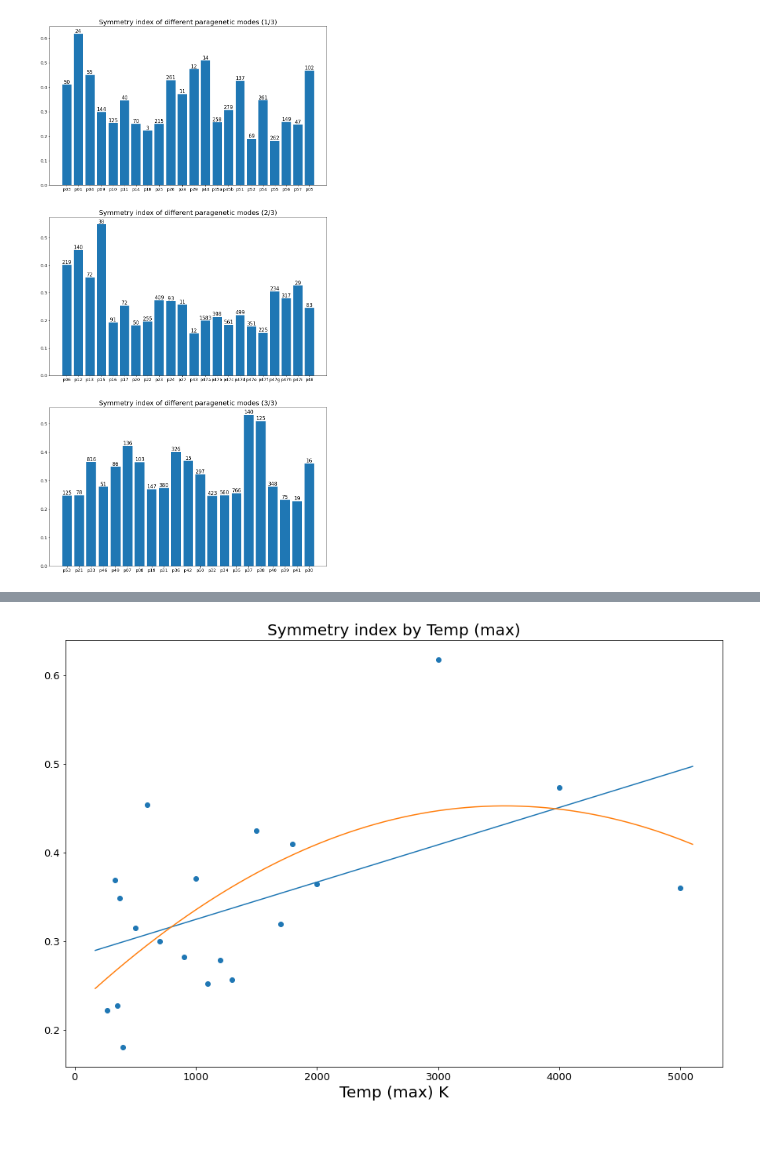
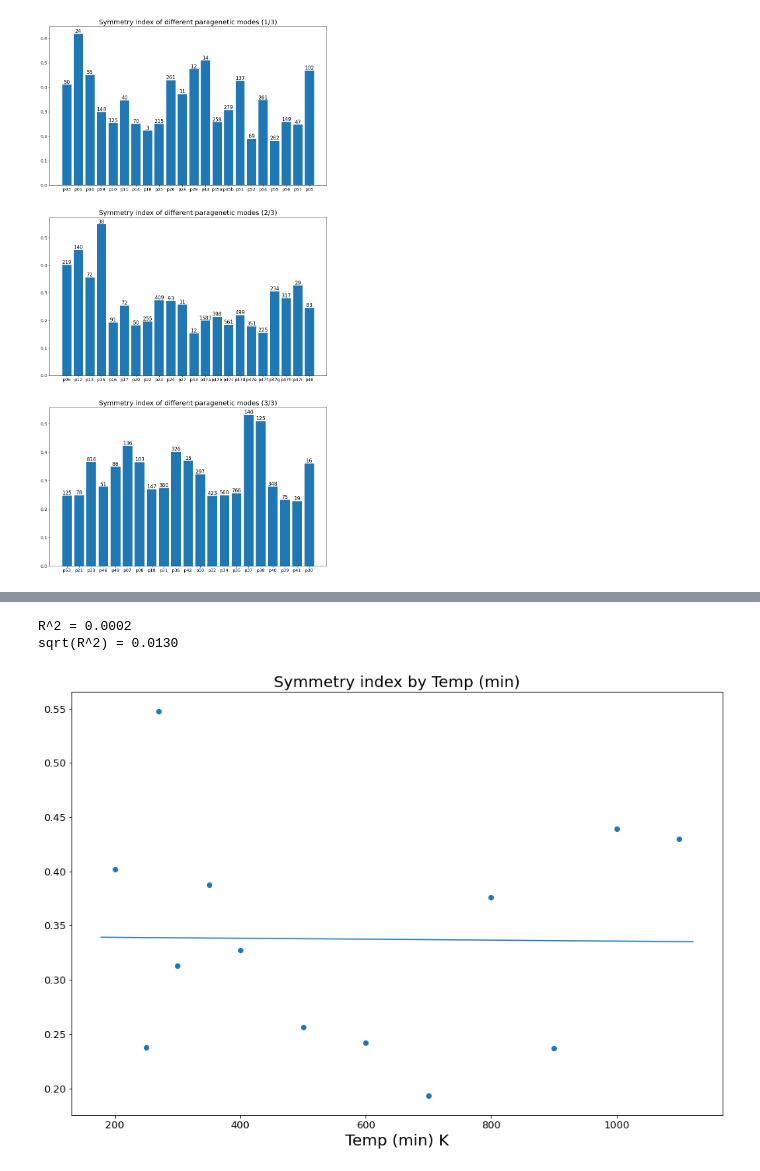
Before and after one commit to NoaVidovic/pgm-symmetry-analysis, a Jupyter notebook: data_analysis.ipynb, the cells around one changed output, grey strips where cells are left out. Cells and saved outputs as stored; diff of their text form; code cells hidden in the pictures; blank space fills up the shorter version.

```diff
--- a/data_analysis.ipynb
+++ b/data_analysis.ipynb
@@ -200,5 +239,5 @@ def sym_ind(CRIT):
 # %%
 crit_symmetry_indices, n_minerals_in_crit, crit_avg_populations = {}, {}, {}
 
-for CRIT in [ T_MIN, T_MAX, T_AVG, P_MIN, P_MAX, P_AVG ]:
+for CRIT in [ T_MIN, T_MAX, P_MIN, P_MAX ]:
     crit_symmetry_indices[CRIT], n_minerals_in_crit[CRIT], crit_avg_populations[CRIT] = sym_ind(CRIT)
@@ -267,19 +300,37 @@ plot_crit(P_AVG, 'graph_pavg', nums=True)
 # %%
-def scatter_crit(CRIT, name, end=None, nums=False):
+def scatter_crit(CRIT, name, fit_q=False, start=None, end=None):
+    if type(end) == int:
+        end = -end
+
     plt.figure(figsize=(15, 10))
-    ordering = list(crit_symmetry_indices[CRIT].keys())[:end]
+    ordering = list(crit_symmetry_indices[CRIT].keys())[start:end]
     syms = [ crit_symmetry_indices[CRIT][p] for p in ordering ]
     l = len(ordering)
 
     crit_name = " ".join(CRIT.split()[:2])
+    if start is not None or end is not None:
+        str_start = str(start) if start is not None else ''
+        str_end = str(end) if end is not None else ''
+
+        name += f'_exc_[{str_start}:{str_end}]'
 
     fit_lin = polyfit(ordering, syms, 1)
-    fit_quad = polyfit(ordering, syms, 2)
+    poly_fit_lin = np.poly1d(fit_lin[::-1])
+
+    y_avg = sum(syms)/len(syms)
+    ss_res = sum([ (y-f)**2 for y, f in zip(syms, poly_fit_lin(ordering)) ])
+    ss_tot = sum([ (y-y_avg)**2 for y in syms ])
+    R2 = 1 - ss_res/ss_tot
+    print(f'R^2 = {R2:.4f}')
+    print(f'sqrt(R^2) = {np.sqrt(R2):.4f}')
 
     offset = max(ordering) / 50
     xs = np.linspace(min(ordering) - offset, max(ordering) + offset, 10000)
-    plt.plot(xs, np.poly1d(fit_lin[::-1])(xs))
-    plt.plot(xs, np.poly1d(fit_quad[::-1])(xs))
+    plt.plot(xs, poly_fit_lin(xs))
+
+    if fit_q:
+        fit_quad = polyfit(ordering, syms, 2)
+        plt.plot(xs, np.poly1d(fit_quad[::-1])(xs))
 
     plt.scatter(ordering, syms)
 
@@ -289,15 +340,10 @@ def scatter_crit(CRIT, name, end=None, nums=False):
 
     # [ print(f'{p}:\t {sym:.3f}') for p, sym in pgm_symmetry_indices.items() ]
 
-#         if nums:
-#             for n_minerals, bar in zip([ n_minerals_in_crit[CRIT][p] for p in ordering[s:e] ], bars):
-#                 ax[i].text(bar.get_x() + bar.get_width()/2, bar.get_height(),
-#                            f'{n_minerals}',
-#                            ha='center', va='bottom', fontsize=FS_SAMPLE
-#                           )
-
     plt.savefig(f'results/{name}.png')
 # %%
-scatter_crit(T_MAX, 'graph_scatter_tmax', nums=True)
+scatter_crit(T_MIN, 'graph_scatter_tmin', end=2)
 # %% [output]
+R^2 = 0.0002
+sqrt(R^2) = 0.0130
-[figure, old version]
+[figure, new version]
```
Also changed, not shown: parts of 17 cells of this notebook, 1 other file.
